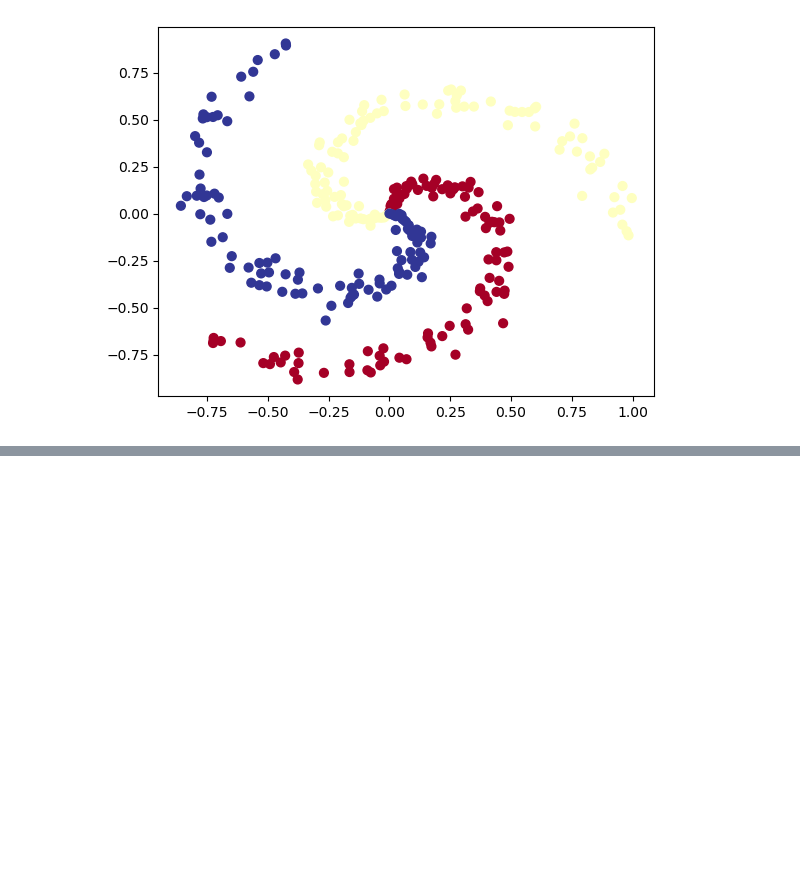
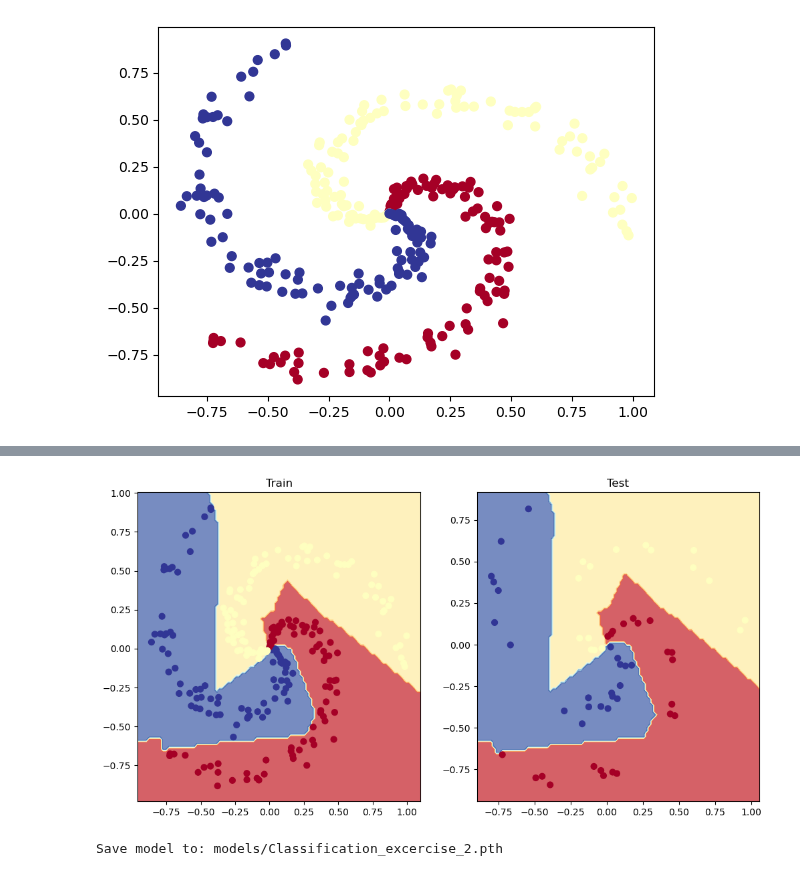
Before and after one commit to Rumit95/Pytorch-for-DL, a Jupyter notebook: pytorch-02-classification-exercises.ipynb, the cells around one changed output, grey strips where cells are left out. Saved outputs shown, nothing was run; the diff lists cells and outputs as text; code cells hidden in the pictures; blank space fills up the shorter version.

Commit message:
Kaggle Notebook | pytorch-02-classification-exercises | Version 3

```diff
--- a/pytorch-02-classification-exercises.ipynb
+++ b/pytorch-02-classification-exercises.ipynb
@@ -400,31 +442,33 @@ Pred labels:
 # %%
+EPOCHS = 1000
 # Build a training loop for the model
 
 # Loop over data
-
+for epoch in range(EPOCHS):
 
   ## Training
-
+    model_1.train()
   # 1. Forward pass
-
-
+    y_train_logits = model_1(X_train)
+    y_train_labels = torch.argmax(y_train_logits, dim=1)
   # 2. Calculate the loss
-
-
+    train_loss = loss_fn(y_train_logits, y_train)
+    train_acc = acc_fn(y_train, y_train_labels)
   # 3. Optimizer zero grad
-
-
+    optimizer.zero_grad()
   # 4. Loss backward
-
-
+    train_loss.backward()
   # 5. Optimizer step
-
-
+    optimizer.step()
   ## Testing
-
-
+    model_1.eval()
     # 1. Forward pass
-
+    with torch.inference_mode():
+        y_test_logits = model_1(X_test)
+        y_test_labels = torch.argmax(y_test_logits, dim=1)
     # 2. Caculate loss and acc
-
+    test_loss = loss_fn(y_test_logits, y_test)
+    test_acc = acc_fn(y_test, y_test_labels)
   # Print out what's happening every 100 epochs
+    if epoch % 10 == 0:
+        print(f"Epoch: {epoch} | Train acc: {train_acc:.3f}%, Train loss: {train_loss:.5f} | Test acc: {test_acc:.3f}%, Test loss: {test_loss:.5f}")
@@ -432,0 +493,26 @@ Pred labels:
+# %%
+# Plot decision boundaries for training and test sets
+plt.figure(figsize=(12, 6))
+plt.subplot(1,2,1)
+plt.title("Train")
+plot_decision_boundary(model_1, X_train, y_train)
+plt.subplot(1,2,2)
+plt.title("Test")
+plot_decision_boundary(model_1, X_test, y_test)
+# %% [output]
+[figure, added]
+# %%
+# 1. Create a model Directory
+MODEL_PATH = Path('models')
+MODEL_PATH.mkdir(parents=True, exist_ok=True)
+
+# 2. Create model save path
+MODEL_NAME = 'Classification_excercise_2.pth'
+MODEL_SAVE_PATH = MODEL_PATH / MODEL_NAME
+
+# 3. Save the model state dict
+print(f"Save model to: {MODEL_SAVE_PATH}")
+torch.save(model_0.state_dict(),
+          f=MODEL_SAVE_PATH)
+# %% [output]
+Save model to: models/Classification_excercise_2.pth
```
Also changed, not shown: parts of 10 cells of this notebook.
